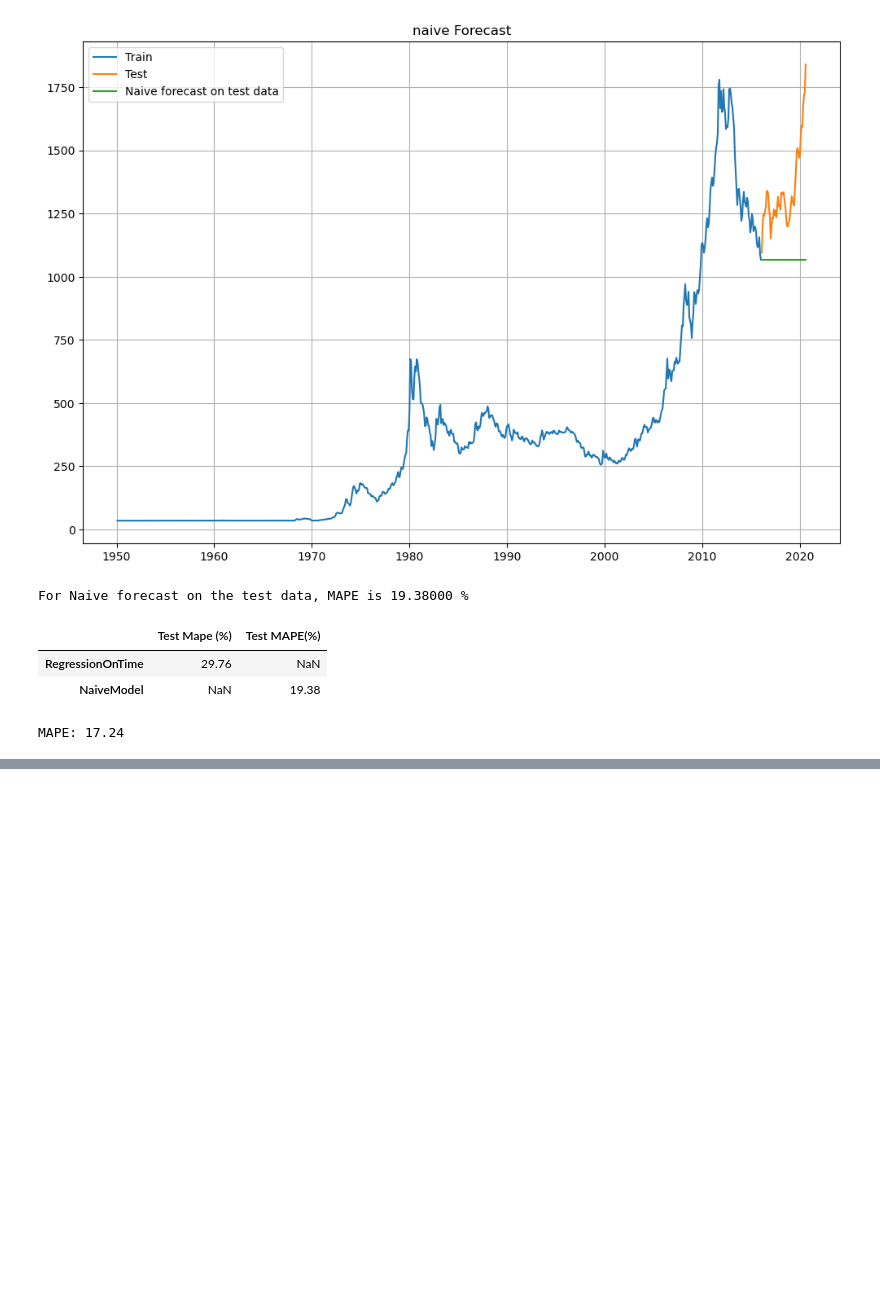
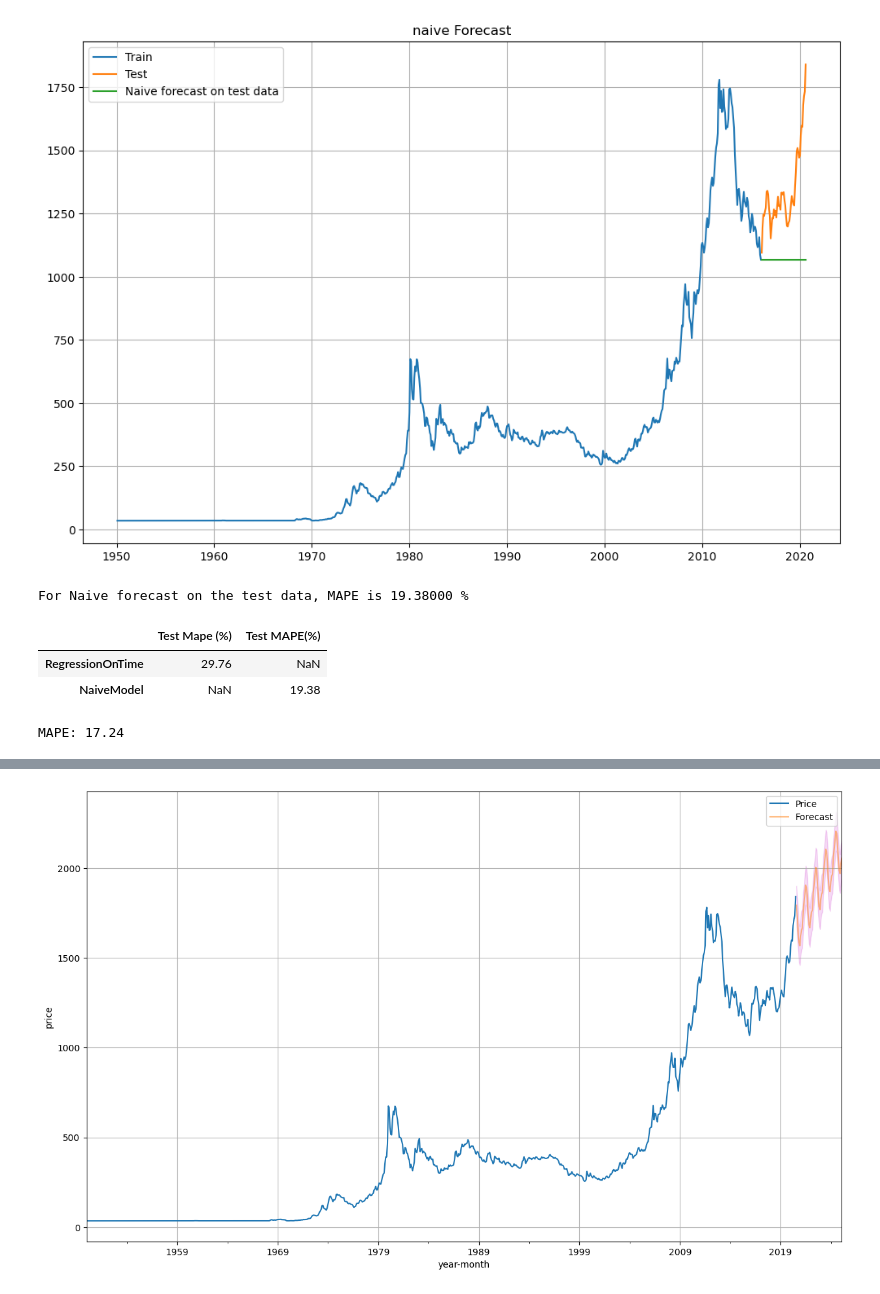
Before and after one commit to ss5613/Sales_Forecasting, a Jupyter notebook: Sales_Forecasting.ipynb, the cells around one changed output, grey strips where cells are left out. Cells and saved outputs as stored; diff of their text form; code cells hidden in the pictures; blank space fills up the shorter version.

Commit message:
Add files via upload
Complete update with final prediction

```diff
--- a/Sales_Forecasting.ipynb
+++ b/Sales_Forecasting.ipynb
@@ -277,0 +286,11 @@ axis = df.plot(label = 'Actual' , figsize(16,9))
+# %%
+axis = df.plot(figsize=(15, 9), label='Actual')
+pred_df['prediction'].plot(ax=axis, label='Forecast', alpha=0.5)
+axis.fill_between(pred_df.index, pred_df['lower_CI'], pred_df['upper_CI'], color='m', alpha=0.15)
+axis.set_xlabel('year-month')
+axis.set_ylabel('price')
+plt.legend(loc='best')
+plt.grid()
+plt.show()
+# %% [output]
+[figure, added]
```
Also changed, not shown: parts of 3 cells of this notebook.
